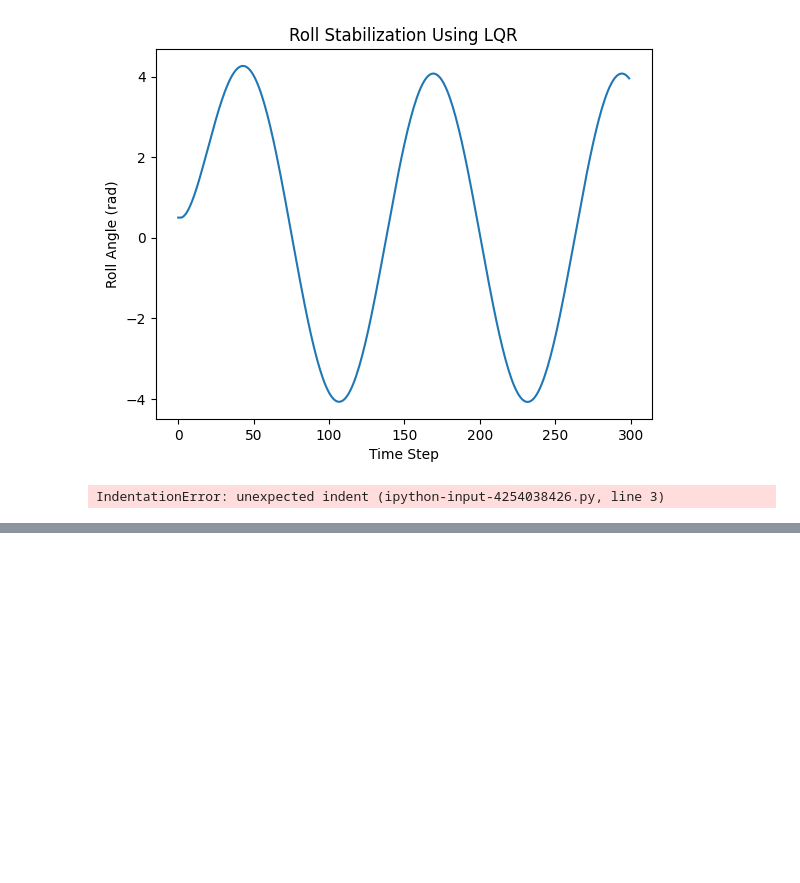
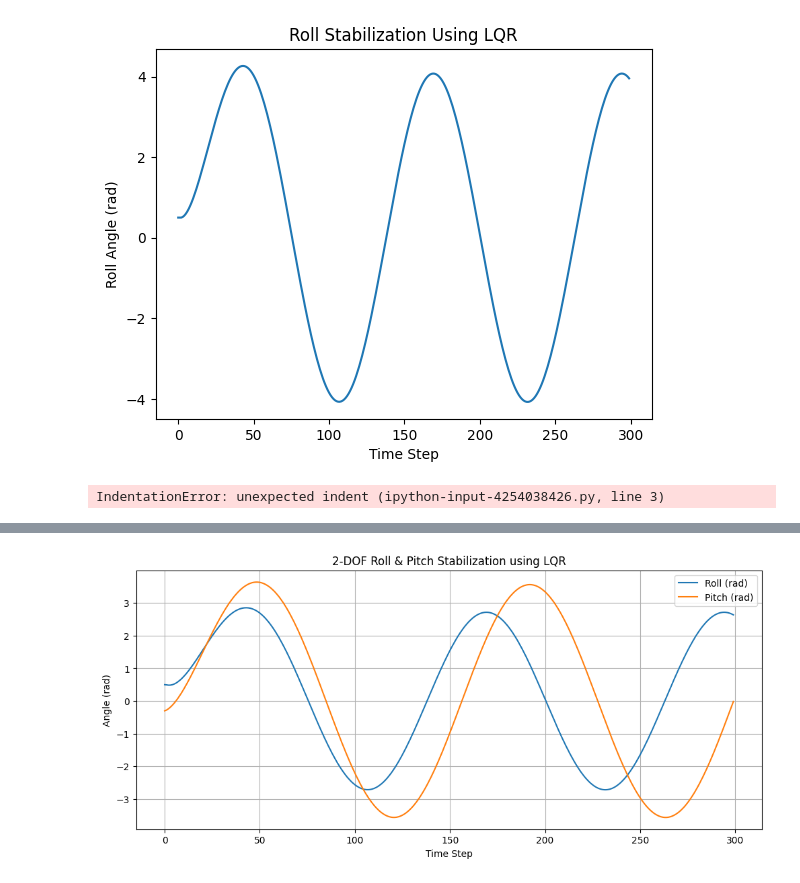
Before and after one commit to click-b8/Gyro-Stabilization-Platform-, a Jupyter notebook: MedMNIST_WAVE_Control_Algorithm.ipynb, the cells around one changed output, grey strips where cells are left out. Cells and saved outputs as stored; diff of their text form; code cells hidden in the pictures; blank space fills up the shorter version.

```diff
--- a/MedMNIST_WAVE_Control_Algorithm.ipynb
+++ b/MedMNIST_WAVE_Control_Algorithm.ipynb
@@ -867,0 +870,95 @@ IndentationError: unexpected indent (ipython-input-4254038426.py, line 3)
+# %%
+import numpy as np
+from scipy import linalg
+import matplotlib.pyplot as plt
+
+# -------------------------
+# Physical parameters
+# -------------------------
+J_phi = 0.05
+b_phi = 0.02
+
+J_theta = 0.06
+b_theta = 0.025
+
+Ts = 0.02  # sample time
+
+# -------------------------
+# Continuous system matrices
+# -------------------------
+A = np.array([[0, 1, 0, 0],
+              [0, -b_phi/J_phi, 0, 0],
+              [0, 0, 0, 1],
+              [0, 0, 0, -b_theta/J_theta]])
+
+B = np.array([[0, 0],
+              [1/J_phi, 0],
+              [0, 0],
+              [0, 1/J_theta]])
+
+# -------------------------
+# Discretize
+# -------------------------
+Ad = np.eye(4) + A*Ts
+Bd = B*Ts
+
+# -------------------------
+# LQR Weights
+# -------------------------
+Q = np.diag([300, 30, 300, 30])  # penalize angles heavily
+R = np.diag([0.1, 0.1])          # penalize torque lightly
+
+# -------------------------
+# Solve Discrete Riccati
+# -------------------------
+P = linalg.solve_discrete_are(Ad, Bd, Q, R)
+K = np.linalg.inv(R + Bd.T @ P @ Bd) @ (Bd.T @ P @ Ad)
+
+print("LQR Gain K:\n", K)
+
+# -------------------------
+# Simulation
+# -------------------------
+steps = 300
+state = np.array([0.5, 0.0, -0.3, 0.0])  # initial roll/pitch
+
+roll_history = []
+pitch_history = []
+torque_history = []
+
+tau_max = 2.0
+
+for t in range(steps):
+
+    # Simulated sea disturbance
+    disturbance_roll = 0.2*np.sin(2*np.pi*0.4*t*Ts)
+    disturbance_pitch = 0.25*np.sin(2*np.pi*0.35*t*Ts)
+
+    # LQR control
+    u = -K @ state
+
+    # Torque saturation
+    u = np.clip(u, -tau_max, tau_max)
+
+    # Update system
+    state = Ad @ state + Bd @ u
+    state[0] += disturbance_roll
+    state[2] += disturbance_pitch
+
+    roll_history.append(state[0])
+    pitch_history.append(state[2])
+    torque_history.append(u)
+
+# -------------------------
+# Plot results
+# -------------------------
+plt.figure(figsize=(12,5))
+plt.plot(roll_history, label='Roll (rad)')
+plt.plot(pitch_history, label='Pitch (rad)')
+plt.title("2-DOF Roll & Pitch Stabilization using LQR")
+plt.xlabel("Time Step")
+plt.ylabel("Angle (rad)")
+plt.legend()
+plt.grid(True)
+plt.show()
+# %% [output]
@@ -867,0 +968 @@ IndentationError: unexpected indent (ipython-input-4254038426.py, line 3)
+[figure, added]
```
Also changed, not shown: parts of 2 cells of this notebook.
